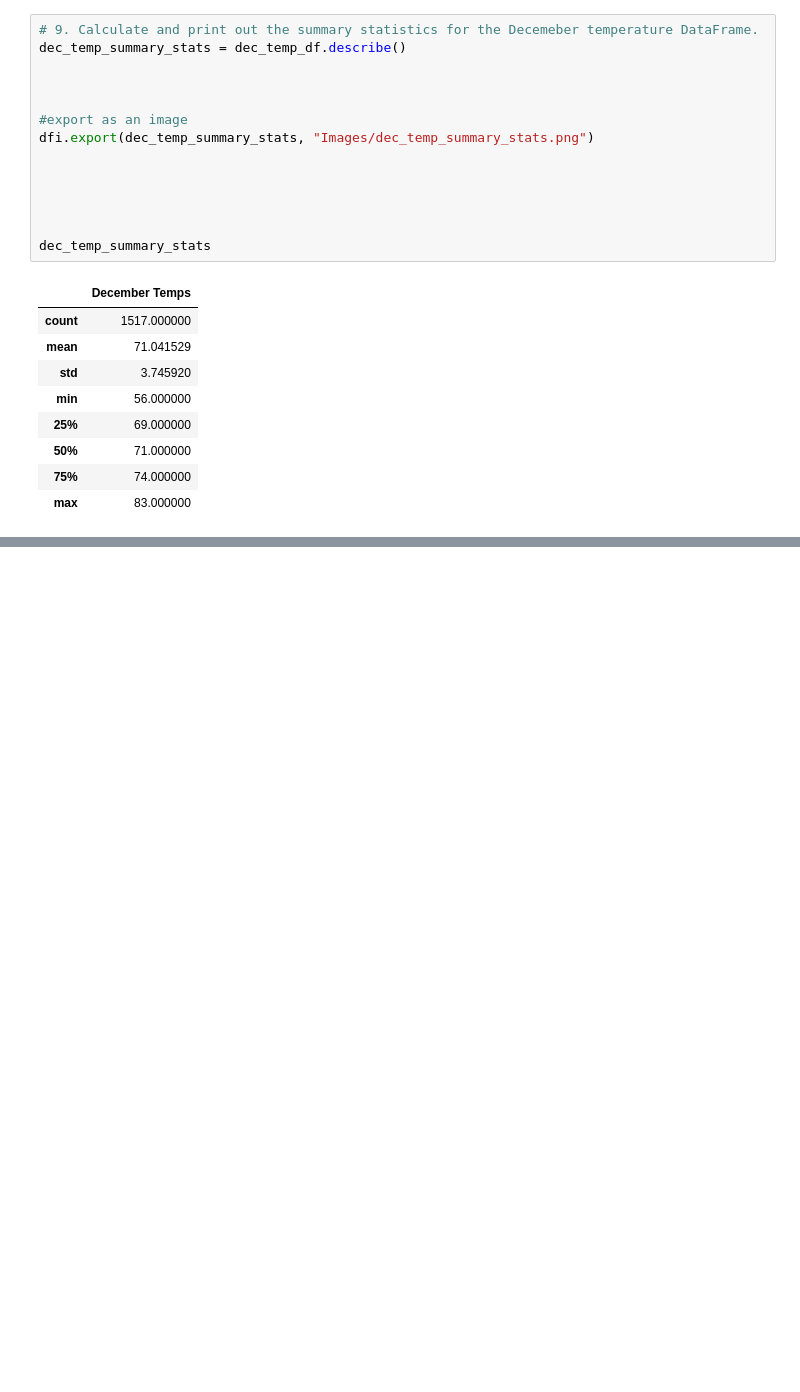
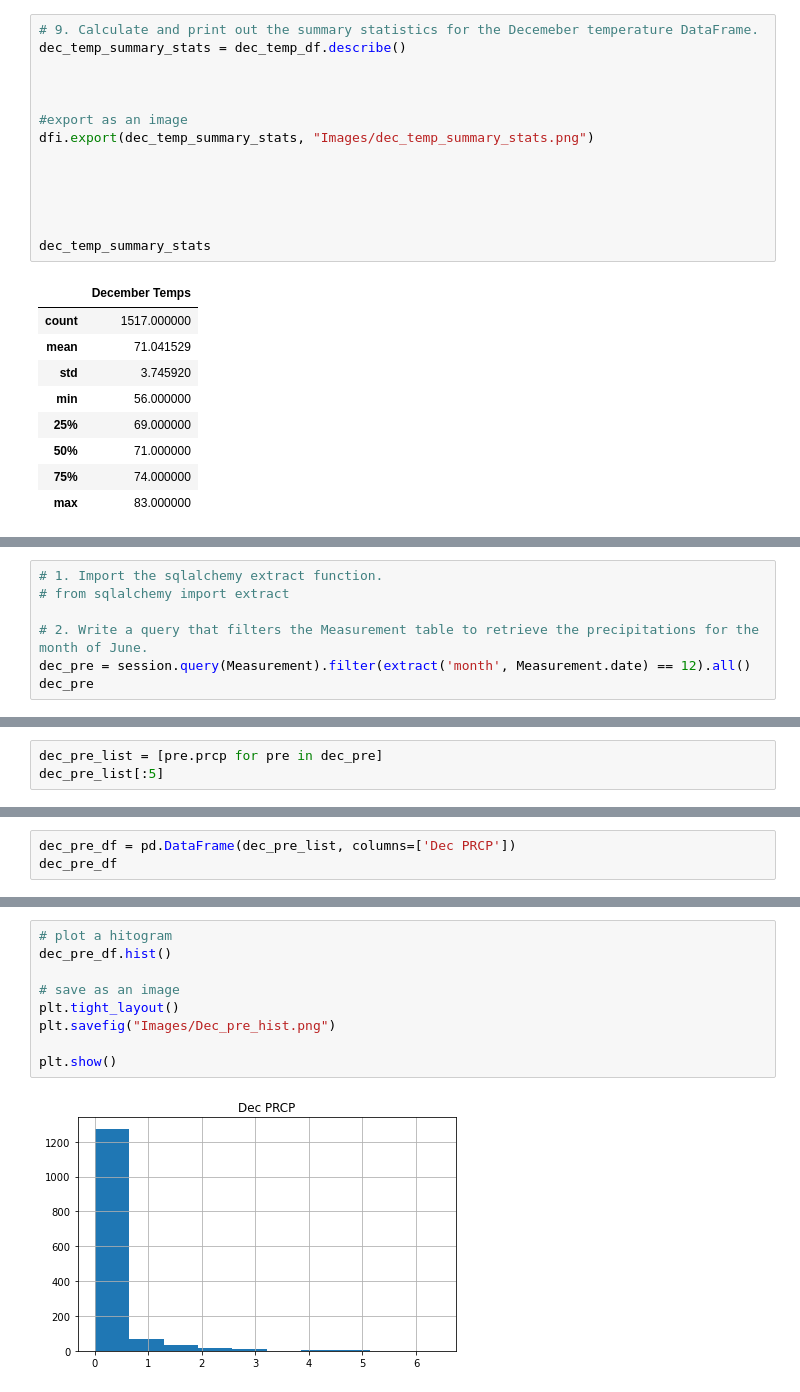
Before and after one commit to jaycecox/surfs_up, a Jupyter notebook: SurfsUp_Challenge.ipynb, the cells around one changed output, grey strips where cells are left out. Cells and saved outputs as stored; diff of their text form; blank space fills up the shorter version.

```diff
--- a/SurfsUp_Challenge.ipynb
+++ b/SurfsUp_Challenge.ipynb
@@ -215,0 +311,7 @@ dec_temp_summary_stats
+# %%
+# 1. Import the sqlalchemy extract function.
+# from sqlalchemy import extract
+
+# 2. Write a query that filters the Measurement table to retrieve the precipitations for the month of June.
+dec_pre = session.query(Measurement).filter(extract('month', Measurement.date) == 12).all()
+dec_pre
@@ -215,0 +336,3 @@ dec_temp_summary_stats
+# %%
+dec_pre_list = [pre.prcp for pre in dec_pre]
+dec_pre_list[:5]
@@ -215,0 +341,3 @@ dec_temp_summary_stats
+# %%
+dec_pre_df = pd.DataFrame(dec_pre_list, columns=['Dec PRCP'])
+dec_pre_df
@@ -215,0 +369,11 @@ dec_temp_summary_stats
+# %%
+# plot a hitogram
+dec_pre_df.hist()
+
+# save as an image
+plt.tight_layout()
+plt.savefig("Images/Dec_pre_hist.png")
+
+plt.show()
+# %% [output]
+[figure, added]
```
Also changed, not shown: parts of 13 cells of this notebook, 7 other files.
